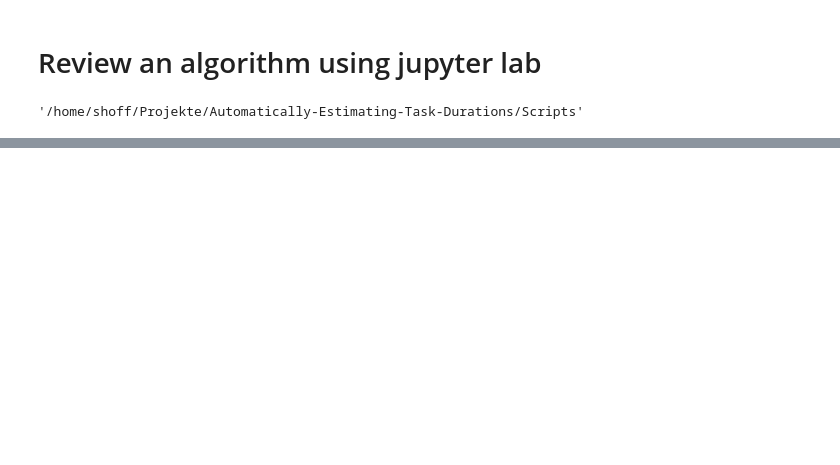
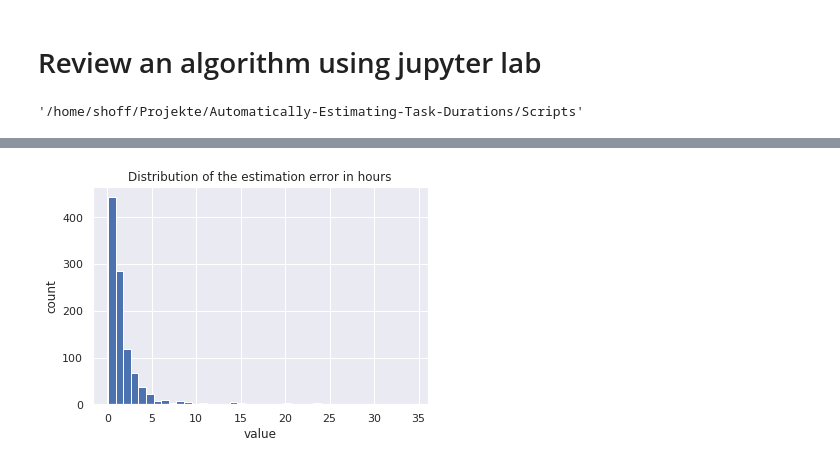
Before and after one commit to stho32/Automatically-Estimating-Task-Durations, a Jupyter notebook: Scripts/Algorithm_review.ipynb, the cells around one changed output, grey strips where cells are left out. Saved outputs shown, nothing was run; the diff lists cells and outputs as text; code cells hidden in the pictures; blank space fills up the shorter version.

Commit message:
found new way to show how good the algorithms perform

```diff
--- a/Scripts/Algorithm_review.ipynb
+++ b/Scripts/Algorithm_review.ipynb
@@ -152,0 +72,8 @@ plt.show()
+# %%
+plt.hist(df["EstimationErrorInHours"], bins=40)
+plt.title("Distribution of the estimation error in hours")
+plt.xlabel("value")
+plt.ylabel("count")
+plt.show()
+# %% [output]
+[figure, added]
```
Also changed, not shown: parts of 24 cells of this notebook, 4 other files.
